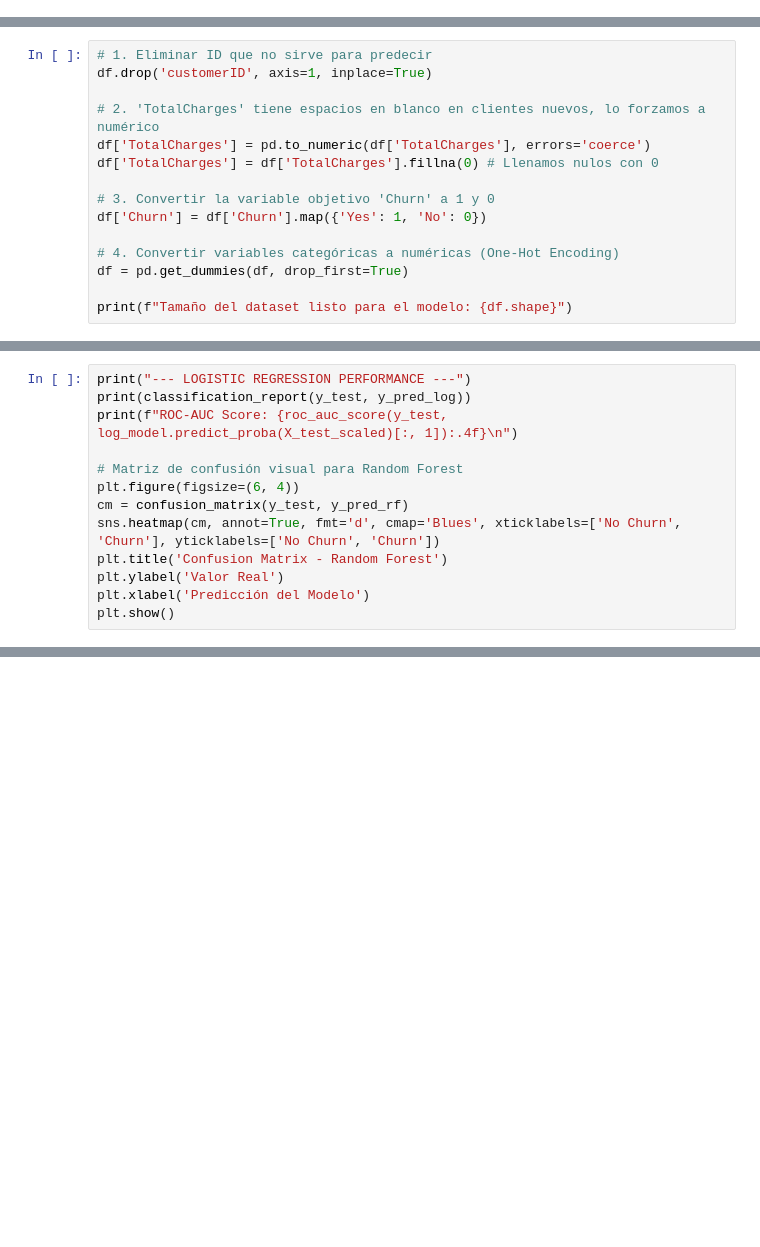
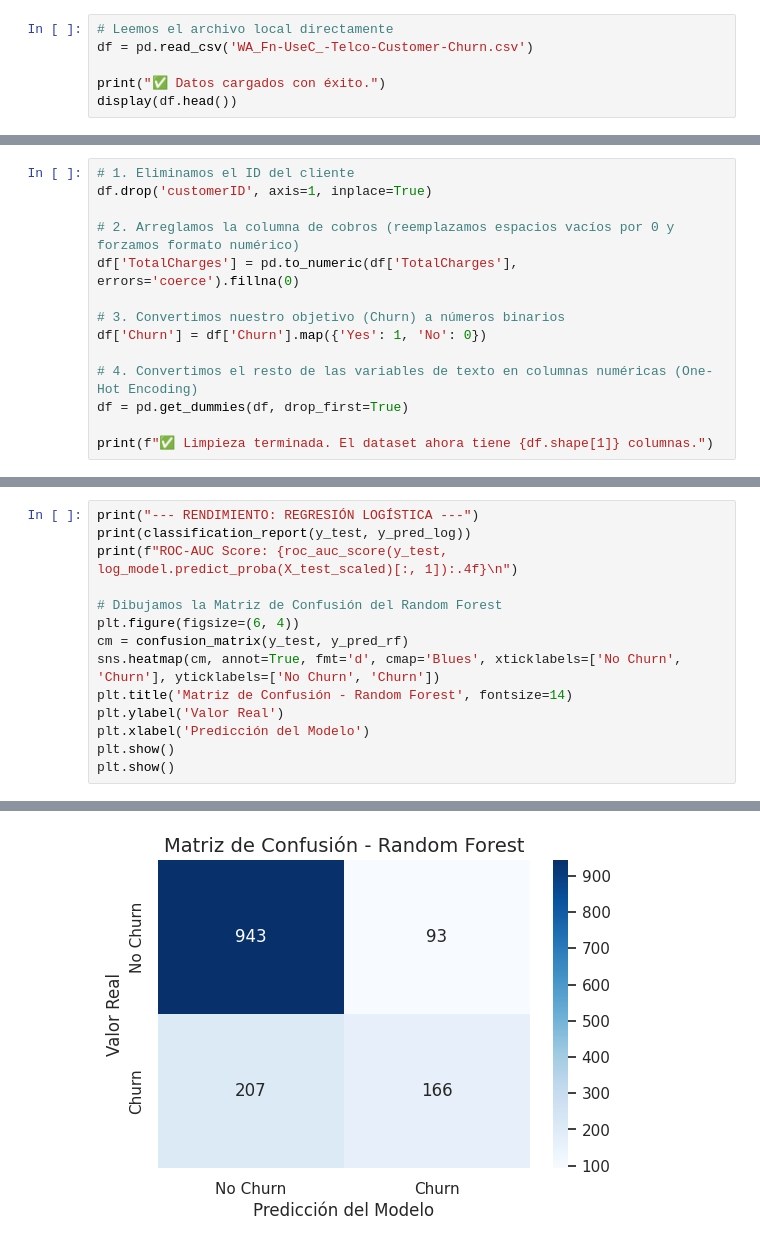
Before and after one commit to delfibarros-lab/churn-prediction, a Jupyter notebook: Churn_Prediction_Portfolio.ipynb, the cells around one changed output, grey strips where cells are left out. Cells and saved outputs as stored; diff of their text form; blank space fills up the shorter version.

```diff
--- a/Churn_Prediction_Portfolio.ipynb
+++ b/Churn_Prediction_Portfolio.ipynb
@@ -23,0 +22,6 @@ display(df.head())
+# %%
+# Leemos el archivo local directamente
+df = pd.read_csv('WA_Fn-UseC_-Telco-Customer-Churn.csv')
+
+print("✅ Datos cargados con éxito.")
+display(df.head())
@@ -24,15 +37,14 @@ display(df.head())
 # %%
-# 1. Eliminar ID que no sirve para predecir
+# 1. Eliminamos el ID del cliente
 df.drop('customerID', axis=1, inplace=True)
 
-# 2. 'TotalCharges' tiene espacios en blanco en clientes nuevos, lo forzamos a numérico
-df['TotalCharges'] = pd.to_numeric(df['TotalCharges'], errors='coerce')
-df['TotalCharges'] = df['TotalCharges'].fillna(0) # Llenamos nulos con 0
+# 2. Arreglamos la columna de cobros (reemplazamos espacios vacíos por 0 y forzamos formato numérico)
+df['TotalCharges'] = pd.to_numeric(df['TotalCharges'], errors='coerce').fillna(0)
 
-# 3. Convertir la variable objetivo 'Churn' a 1 y 0
+# 3. Convertimos nuestro objetivo (Churn) a números binarios
 df['Churn'] = df['Churn'].map({'Yes': 1, 'No': 0})
 
-# 4. Convertir variables categóricas a numéricas (One-Hot Encoding)
+# 4. Convertimos el resto de las variables de texto en columnas numéricas (One-Hot Encoding)
 df = pd.get_dummies(df, drop_first=True)
 
-print(f"Tamaño del dataset listo para el modelo: {df.shape}")
+print(f"✅ Limpieza terminada. El dataset ahora tiene {df.shape[1]} columnas.")
@@ -63,13 +83,15 @@ print("✅ Modelos entrenados con éxito.")
 # %%
-print("--- LOGISTIC REGRESSION PERFORMANCE ---")
+print("--- RENDIMIENTO: REGRESIÓN LOGÍSTICA ---")
 print(classification_report(y_test, y_pred_log))
 print(f"ROC-AUC Score: {roc_auc_score(y_test, log_model.predict_proba(X_test_scaled)[:, 1]):.4f}\n")
 
-# Matriz de confusión visual para Random Forest
+# Dibujamos la Matriz de Confusión del Random Forest
 plt.figure(figsize=(6, 4))
 cm = confusion_matrix(y_test, y_pred_rf)
 sns.heatmap(cm, annot=True, fmt='d', cmap='Blues', xticklabels=['No Churn', 'Churn'], yticklabels=['No Churn', 'Churn'])
-plt.title('Confusion Matrix - Random Forest')
+plt.title('Matriz de Confusión - Random Forest', fontsize=14)
 plt.ylabel('Valor Real')
 plt.xlabel('Predicción del Modelo')
 plt.show()
+plt.show()
+# %% [output]
@@ -75,0 +109 @@ plt.show()
+[figure, added]
```
Also changed, not shown: parts of 7 cells of this notebook.
